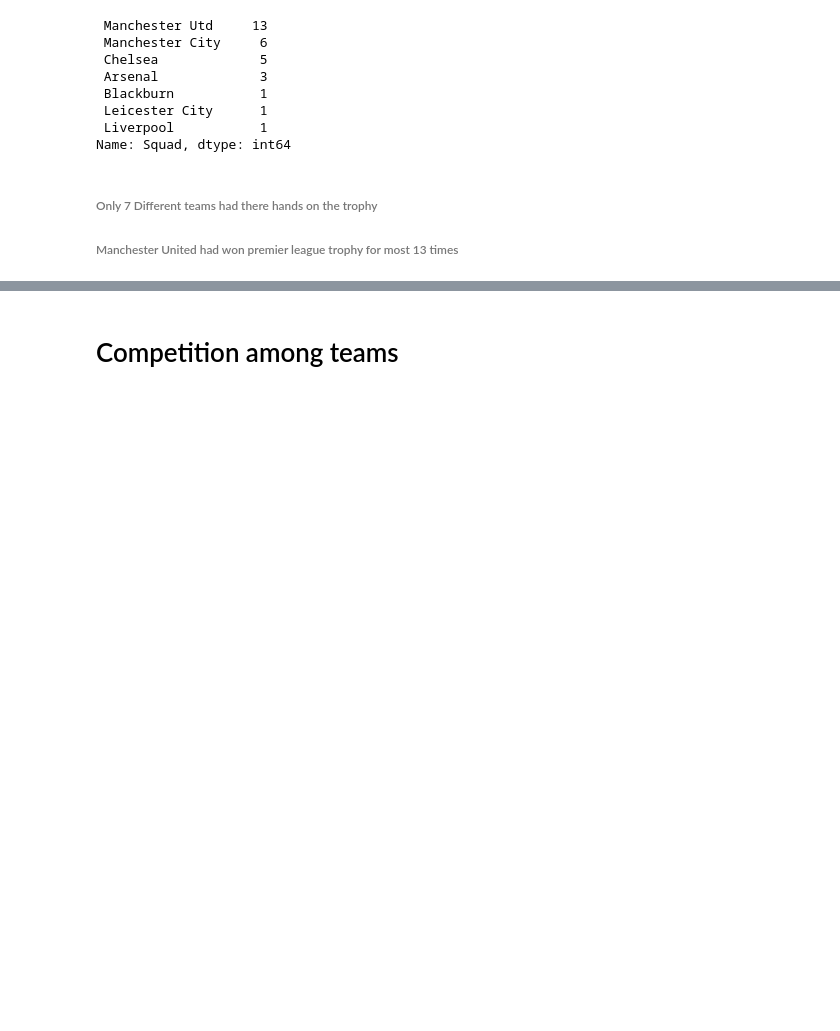
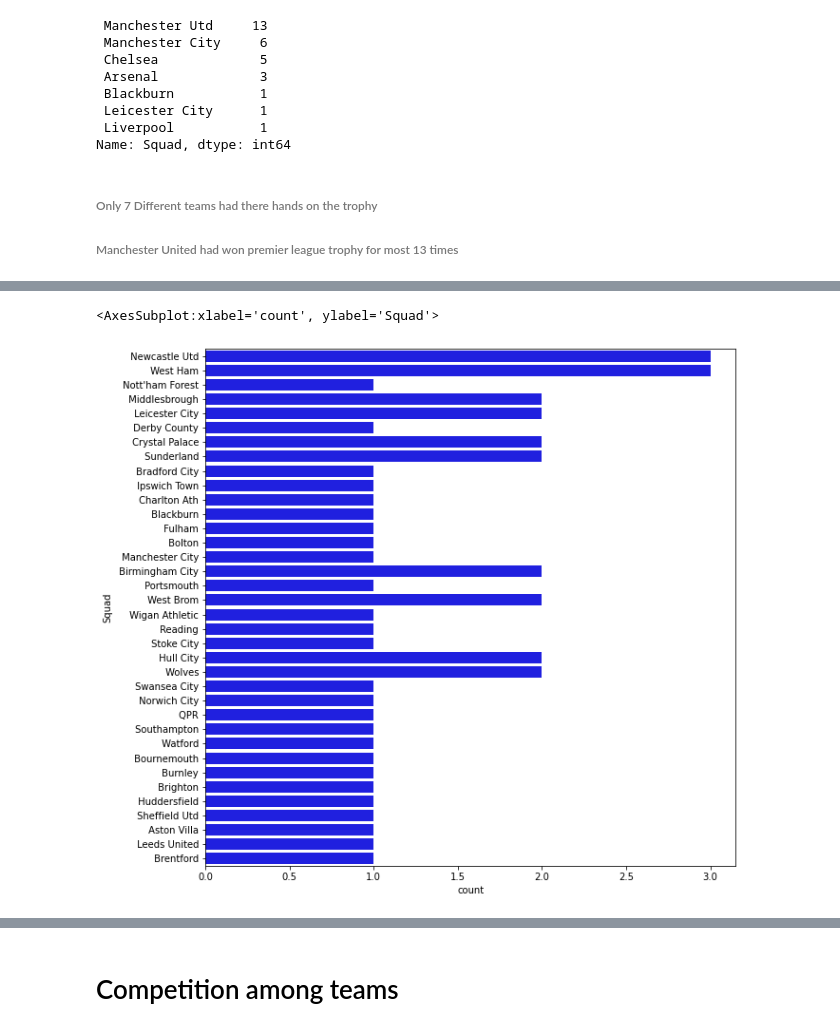
Before and after one commit to Aniket-Raikwar1/Premier_League_data_analysis, a Jupyter notebook: Analysing premier league seasons.ipynb, the cells around one changed output, grey strips where cells are left out. Saved outputs shown, nothing was run; the diff lists cells and outputs as text; code cells hidden in the pictures; blank space fills up the shorter version.

```diff
--- a/Analysing premier league seasons.ipynb
+++ b/Analysing premier league seasons.ipynb
@@ -517,0 +583,2 @@ Norwich City and West Brom are teams which relegated atleast 5 time in last 30 s
+# %%
+promoted_teams_not_relegated = All_season.loc[(All_season['Promoted'] == "Yes") & (All_season['Notes'] != "Relegated")]
@@ -517,0 +606,6 @@ Norwich City and West Brom are teams which relegated atleast 5 time in last 30 s
+# %%
+plt.figure(figsize=(10,10))
+sns.countplot(data=promoted_teams_not_relegated,y='Squad',color='blue')
+# %% [output]
+<AxesSubplot:xlabel='count', ylabel='Squad'>
+[figure, added]
```
Also changed, not shown: parts of 89 cells of this notebook.
